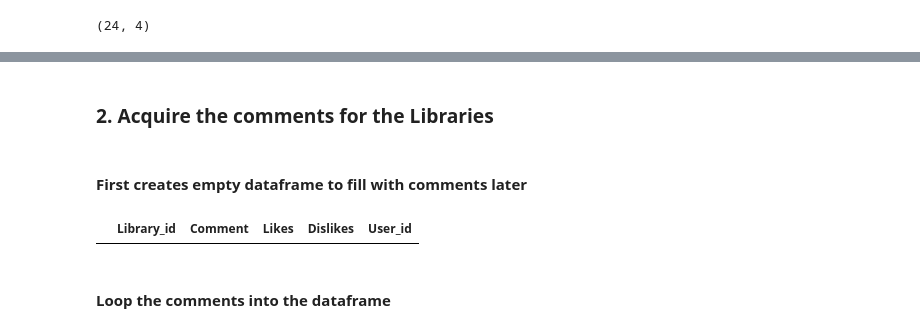
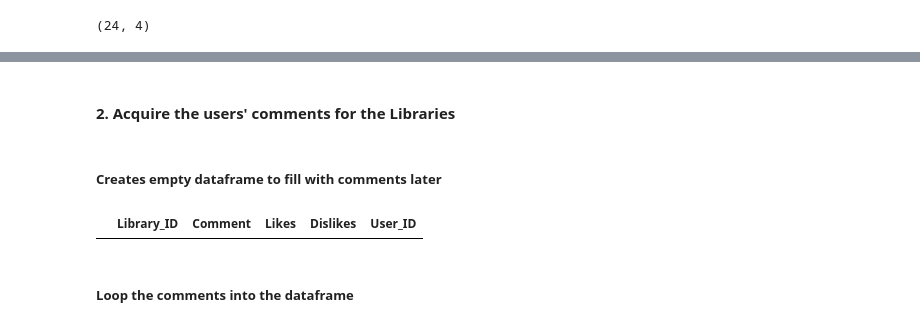
Before and after one commit to NamiF/library_project, a Jupyter notebook: NF_livelier_libraries.ipynb, the cells around one changed output, grey strips where cells are left out. Cells and saved outputs as stored; diff of their text form; code cells hidden in the pictures.

```diff
--- a/NF_livelier_libraries.ipynb
+++ b/NF_livelier_libraries.ipynb
@@ -183,17 +189,17 @@ uk_libraries.tail()
 | 212 | Fade Evidence Knowledge Centre | 53.404235 | -2.923725 | 4d93158d7b5ea1436d51bfb8 |
 # %% [markdown]
-### 2. Acquire the comments for the Libraries
+#### 2. Acquire the users' comments for the Libraries
 # %% [markdown]
-#### First creates empty dataframe to fill with comments later
+##### Creates empty dataframe to fill with comments later
 # %%
-column_names = ['Library_id', 'Comment', 'Likes', 'Dislikes', 'User_id']
+column_names = ['Library_ID', 'Comment', 'Likes', 'Dislikes', 'User_ID']
 
 library_reviews = pd.DataFrame(columns=column_names)
 library_reviews
 # %% [output]
-|  | Library_id | Comment | Likes | Dislikes | User_id |
+|  | Library_ID | Comment | Likes | Dislikes | User_ID |
 # %% [markdown]
-#### Loop the comments into the dataframe
+##### Loop the comments into the dataframe
 # %%
 for index, row in uk_libraries.iterrows():
     row['id']
```
Also changed, not shown: parts of 21 cells of this notebook.
